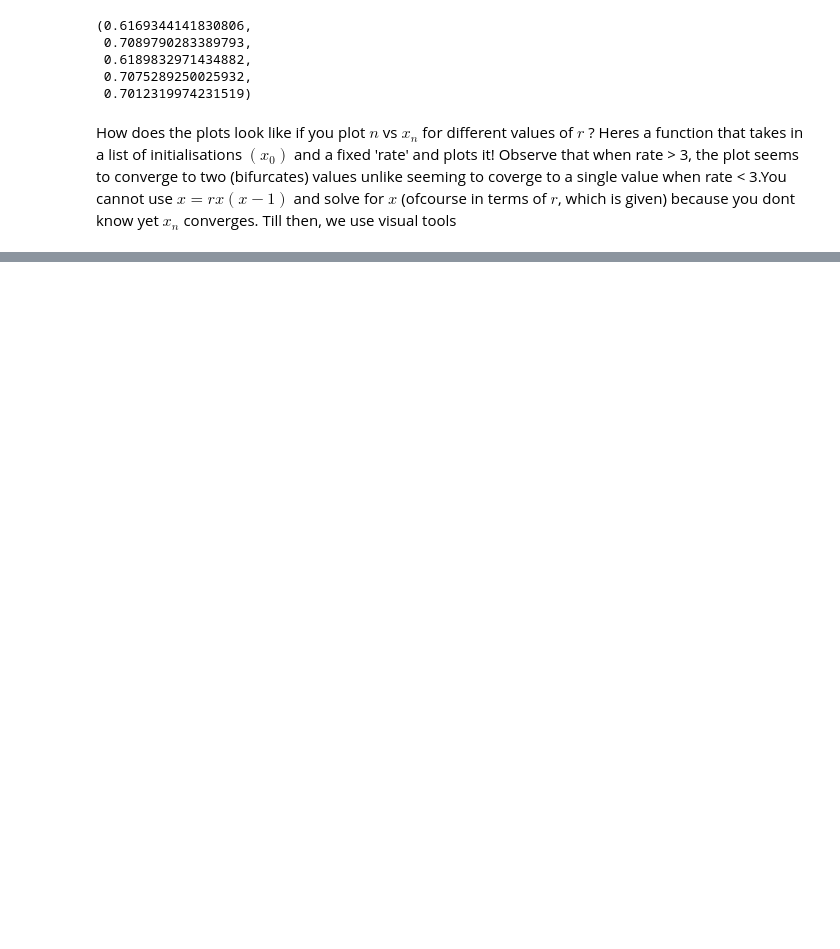
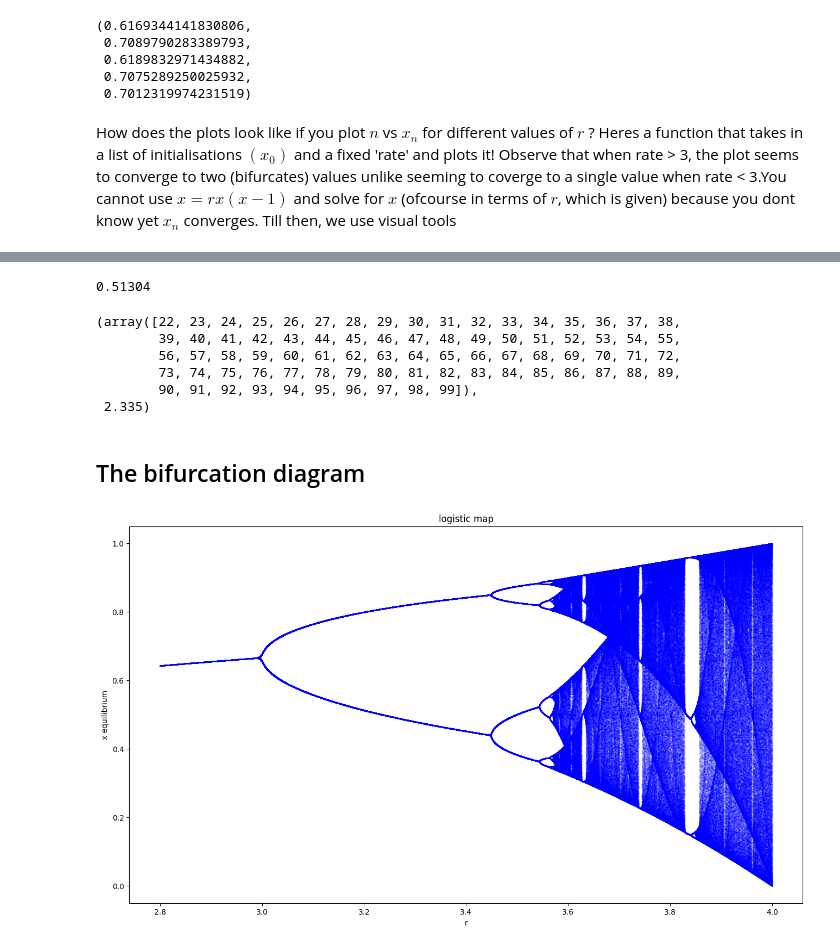
Before and after one commit to Gauranga2022/Fun-with-Python, a Jupyter notebook: The_Butterfly_Effect.ipynb, the cells around one changed output, grey strips where cells are left out. Saved outputs shown, nothing was run; the diff lists cells and outputs as text; code cells hidden in the pictures; blank space fills up the shorter version.

```diff
--- a/The_Butterfly_Effect.ipynb
+++ b/The_Butterfly_Effect.ipynb
@@ -64,0 +73,42 @@ plot([0.4], 3.9) #chaos
+# %%
+def ncycles(r):
+  l = []
+  for i in range(10**3):
+    l.append(np.round(pop(i, 0.4, r), 5))
+  return l
+
+ncycles(3.2)[-2]
+# %% [output]
+0.51304
+# %%
+np.arange(22,100), np.round(2.33452547297452902824738,3)
+# %% [output]
+(array([22, 23, 24, 25, 26, 27, 28, 29, 30, 31, 32, 33, 34, 35, 36, 37, 38,
+        39, 40, 41, 42, 43, 44, 45, 46, 47, 48, 49, 50, 51, 52, 53, 54, 55,
+        56, 57, 58, 59, 60, 61, 62, 63, 64, 65, 66, 67, 68, 69, 70, 71, 72,
+        73, 74, 75, 76, 77, 78, 79, 80, 81, 82, 83, 84, 85, 86, 87, 88, 89,
+        90, 91, 92, 93, 94, 95, 96, 97, 98, 99]),
+ 2.335)
+# %% [markdown]
+## The bifurcation diagram
+# %%
+interval = (2.8, 4)  # start, end
+accuracy = 0.0001
+reps = 600  # number of repetitions
+numtoplot = 200
+lims = np.zeros(reps)
+
+fig, biax = plt.subplots()
+fig.set_size_inches(16, 9)
+
+lims[0] = np.random.rand()
+for r in np.arange(interval[0], interval[1], accuracy):
+    for i in range(reps - 1):
+        lims[i + 1] = r * lims[i] * (1 - lims[i])
+
+    biax.plot([r] * numtoplot, lims[reps - numtoplot :], "b.", markersize=0.2)
+
+biax.set(xlabel="r", ylabel="x equilibrium", title="logistic map")
+plt.show()
+# %% [output]
+[figure, added]
```
Also changed, not shown: parts of 9 cells of this notebook.
